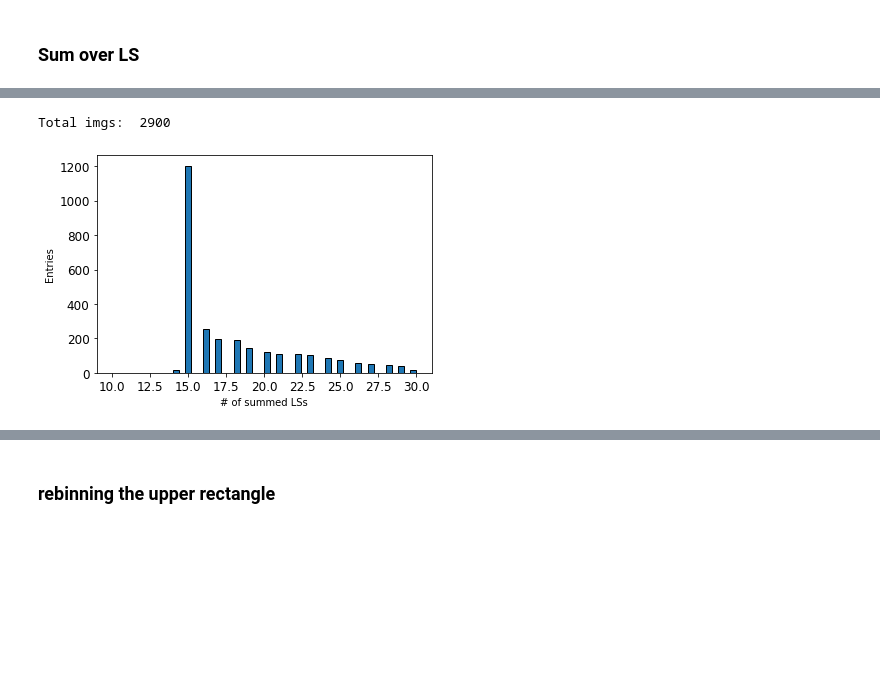
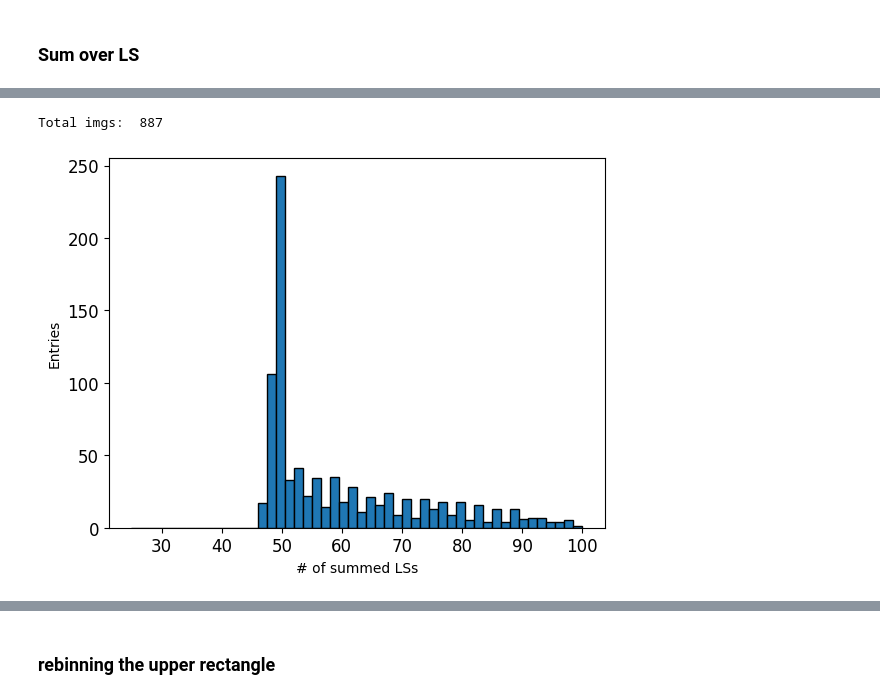
Before and after one commit to Ma128-bit/ML4DQM_deprecated, a Jupyter notebook: CSC_AE_preprocessing.ipynb, the cells around one changed output, grey strips where cells are left out. Saved outputs shown, nothing was run; the diff lists cells and outputs as text; code cells hidden in the pictures; blank space fills up the shorter version.

```diff
--- a/CSC_AE_preprocessing.ipynb
+++ b/CSC_AE_preprocessing.ipynb
@@ -12,25 +14 @@ from scipy.optimize import curve_fit
 #%load_ext memory_profiler
-# %%
-def Make_img(histo, Xbins, Xmin, Xmax, Ybins, Ymin, Ymax):
-    img = np.zeros((100, 100), dtype=np.float32)
-
-    for i in range(int(Ybins)):
-        for j in range(int(Xbins)):
-            img[i, j] = histo[i][j]#histo[i*(int(Xbins)+2)+j]
-    #img = img[1:-1, 1:-1]
-    return img
-
-def Show2Dimg(img, title='CSC occupancy'):
-    fig = plt.figure(figsize =(8, 8))
-    img_temp = copy.deepcopy(img)
-    cmap = plt.cm.jet
-    cmap.set_under(color='white')
-    max_=np.max(img_temp)
-    img_temp[img_temp==0] = np.nan
-    plt.imshow(img_temp, cmap=cmap, vmin=0.0000000001, vmax=max_)
-    plt.colorbar()
-    plt.gca().invert_yaxis()
-    plt.title(title)
-    plt.show()
-    del img_temp
-    #plt.savefig('CSC_occupancy.png')
@@ -103,3 +60,5 @@ Show1Dimg(monitoring_elements['mean_lumi'], monitoring_elements['entries_norm'])
+# %%
+monitoring_elements = monitoring_elements.sort_values(by=['run_number', 'ls_number']).reset_index()
 # %%
 monitoring_elements = monitoring_elements.reset_index()
 # %% [markdown]
@@ -142,17 +101,27 @@ def hadd_img(df, lumi_threshold):
     summed_lumi = []
     summed_entries = []
     summed_number = []
+    run_min = []
+    run_max = []
+    lumi_min = []
+    lumi_max = []
     dfs = []
     count = 0
     for it in range(len(df)):
         new_row = {'data_norm': df['data_norm'][it], 'lumi': df['mean_lumi'][it], 'entries_norm': df['entries_norm'][it]}
+        if count == 0:
+            run_min.append(df['run_number'][it])
+            lumi_min.append(df['ls_number'][it])
         dfs.append(new_row)
         count +=1
         df_temp = pd.DataFrame(dfs)
         sumlumi = sum(df_temp['lumi'])
         if sumlumi >lumi_threshold: #to be divided by 1000 to get pb-1/s
+            run_max.append(df['run_number'][it])
+            lumi_max.append(df['ls_number'][it])
             sumdata = sum(df_temp['data_norm'])
             summed_img.append(XY_to_Polar(Make_img(sumdata, df['x_bin'][0], df['x_min'][0], df['x_max'][0], df['y_bin'][0], df['y_min'][0], df['y_max'][0])))
+            #summed_img.append(Make_img(sumdata, df['x_bin'][0], df['x_min'][0], df['x_max'][0], df['y_bin'][0], df['y_min'][0], df['y_max'][0]))
             summed_lumi.append(sumlumi)
             summed_entries.append(sum(df_temp['entries_norm']))
             summed_number.append(count)
@@ -163,7 +132,7 @@ def hadd_img(df, lumi_threshold):
         del sumlumi
         del new_row
     print("Total imgs: ",len(summed_img))
-    return summed_img, summed_lumi, summed_entries, summed_number
+    return summed_img, summed_lumi, summed_entries, summed_number, run_min, run_max, lumi_min, lumi_max
 # %%
 #have a look to the total (summed) distribution
 sum_img = Make_img(sum(monitoring_elements['data_norm']), monitoring_elements['x_bin'][0], monitoring_elements['x_min'][0], monitoring_elements['x_max'][0], monitoring_elements['y_bin'][0], monitoring_elements['y_min'][0], monitoring_elements['y_max'][0])
@@ -175,5 +144,5 @@ Show2Dimg(XY_to_Polar(sum_img))
 # %%
 #hadding consecutive ls to get a given total lumi
-imgs, lumis, entry, num = hadd_img(monitoring_elements, 300) #corresponds to 0.3 pb-1/s
+imgs, lumis, entry, num, run_min, run_max, lumi_min, lumi_max = hadd_img(monitoring_elements, 1000) #corresponds to 0.3 pb-1/s
 # %% [output]
-Total imgs:  2900
+Total imgs:  887
@@ -180,11 +153,11 @@ Total imgs:  2900
 # %%
 #this plot tells you how many consequent ls were summed up
-plt.hist(num, bins=50, range=(10, 30), edgecolor='black')
+plt.hist(num, bins=50, range=(25, 100), edgecolor='black')
 plt.xlabel('# of summed LSs')
 plt.ylabel('Entries')
 plt.show()
 # %% [output]
-[figure, old version]
+[figure, new version]
 # %%
 Show1Dimg(lumis, entry)
 # %% [output]
```
Also changed, not shown: parts of 14 cells of this notebook, 4 other files.
